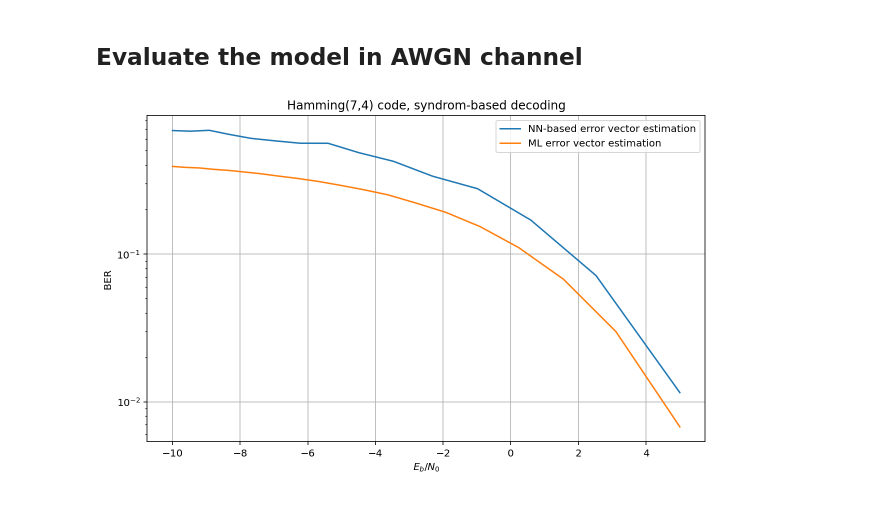
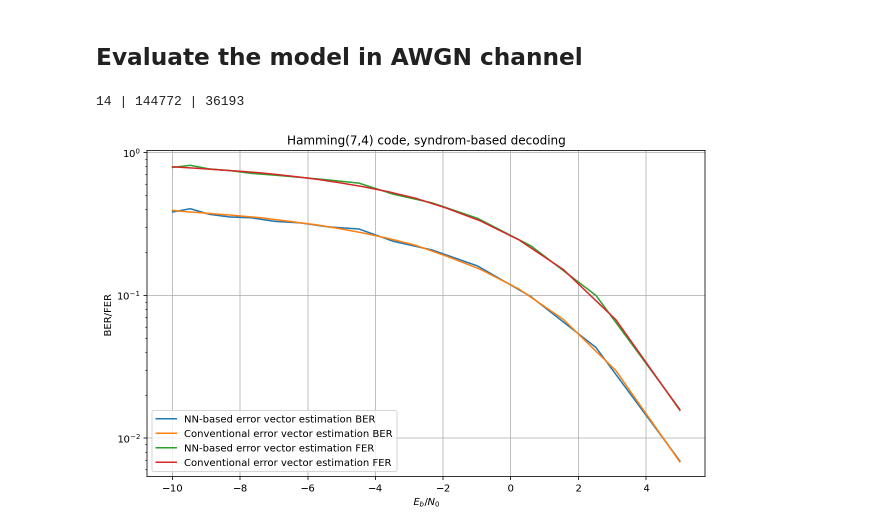
Before and after one commit to dartemasov/syndrome-based-decoder-archive, a Jupyter notebook: Syndrome-Hammimg-NN.ipynb, the cells around one changed output. Cells and saved outputs as stored; diff of their text form; code cells hidden in the pictures.

Commit message:
add NN-based implementation

```diff
--- a/Syndrome-Hammimg-NN.ipynb
+++ b/Syndrome-Hammimg-NN.ipynb
@@ -136,19 +146,18 @@ nb_bits = np.zeros(len(sigmas), dtype=int)
 # %%
 for i, sigma in enumerate(sigmas):
-    while nb_errors[i] < test_size:
+    while nb_bit_errors[i] < test_size:
         idx = np.random.randint(0, 2**k)
         cw = encode(inputs[idx])
         s = modulateBPSK(cw)
         y = addNoise(s, sigma)
         y = tf.reshape(demodulateBPSK(y), (1, N))
         x_hat = y ^ np.round(error_estimation.predict(y)).astype(int)     # Get error vector with NN
-        nb_errors[i] += np.sum(np.not_equal(cw, x_hat))
+        nb_bit_errors[i] += np.sum(np.not_equal(inputs[idx], x_hat.numpy()[0, (2, 4, 5, 6)]))
+        nb_frame_errors[i] += np.any(np.not_equal(inputs[idx], x_hat.numpy()[0, (2, 4, 5, 6)])).astype(int)
         nb_bits[i] += k
-    print(i, nb_errors, nb_bits, end='\r')
-ber = nb_errors/nb_bits
-plt.figure(figsize = (10, 6))
-plt.plot(10*np.log10(1/(2*sigmas**2)) - 10*np.log10(k/N), ber)
-plt.yscale('log')
-plt.xlabel('$E_b/N_0$')
-plt.ylabel('BER')
-plt.grid()
+        nb_frames[i] += 1
+        print(f'{i+1} | {nb_bits[i]} | {nb_frames[i]}', end='\r')
+ber = nb_bit_errors/nb_bits
+fer = nb_frame_errors/nb_frames
+# %% [output]
+14 | 144772 | 36193
@@ -157,14 +164,23 @@ ML_ber = np.loadtxt('ML_hamming74_-10_5_ber.txt')
 # %%
-ML_sigmas = np.loadtxt('ML_hamming74_-10_5_sigmas.txt')
+conv_sigmas = np.loadtxt('conventional_syndrome_hamming74_-10_5_sigmas.txt')
-# %%
-plt.figure(figsize = (10, 6))
-plt.plot(10*np.log10(1/(2*sigmas**2)) - 10*np.log10(k/N), ber)
-plt.plot(10*np.log10(1/(2*ML_sigmas**2)) - 10*np.log10(k/N), ML_ber)
-plt.legend(['NN-based error vector estimation', 'ML error vector estimation'])
-plt.yscale('log')
-plt.xlabel('$E_b/N_0$')
-plt.ylabel('BER')
-plt.title('Hamming(7,4) code, syndrom-based decoding')
-plt.grid()
-# %% [output]
-[figure, removed]
+# %%
+conv_ber = np.loadtxt('conventional_syndrome_hamming74_-10_5_ber.txt')
+# %%
+conv_fer = np.loadtxt('conventional_syndrome_hamming74_-10_5_fer.txt')
+# %%
+plt.figure(figsize = (10, 6))
+plt.plot(10*np.log10(1/(2*sigmas**2)) - 10*np.log10(k/N), ber)
+plt.plot(10*np.log10(1/(2*conv_sigmas**2)) - 10*np.log10(k/N), conv_ber)
+plt.plot(10*np.log10(1/(2*sigmas**2)) - 10*np.log10(k/N), fer)
+plt.plot(10*np.log10(1/(2*conv_sigmas**2)) - 10*np.log10(k/N), conv_fer)
+plt.legend(['NN-based error vector estimation BER',
+            'Conventional error vector estimation BER',
+            'NN-based error vector estimation FER',
+            'Conventional error vector estimation FER'])
+plt.yscale('log')
+plt.xlabel('$E_b/N_0$')
+plt.ylabel('BER/FER')
+plt.title('Hamming(7,4) code, syndrom-based decoding')
+plt.grid()
+# %% [output]
+[figure, added]
```
Also changed, not shown: parts of 4 cells of this notebook, 15 other files.
